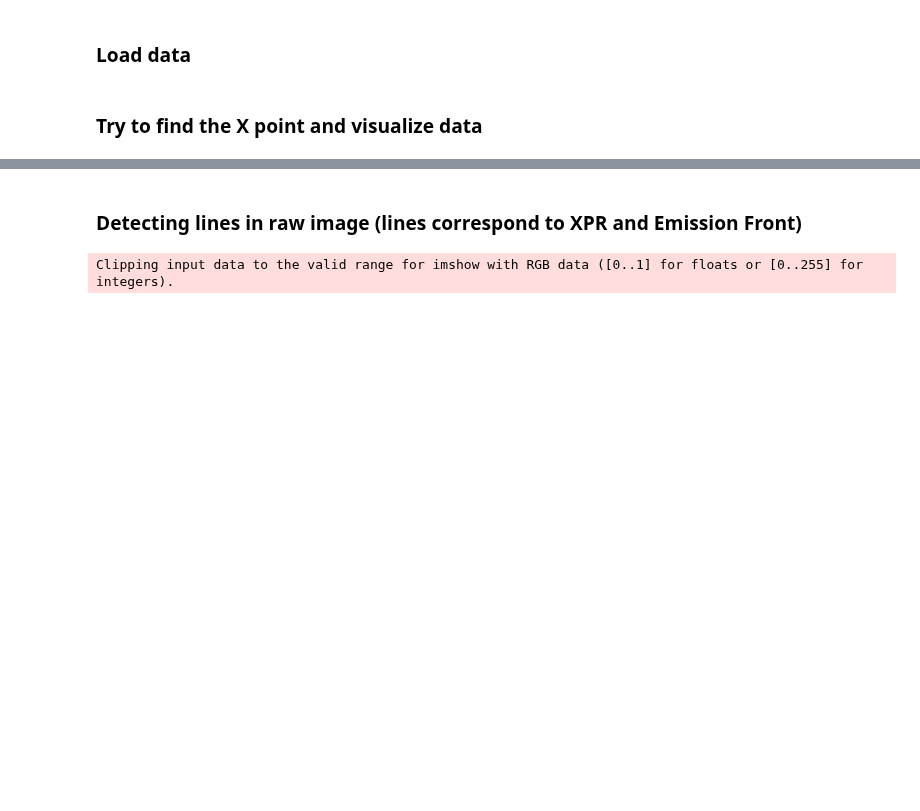
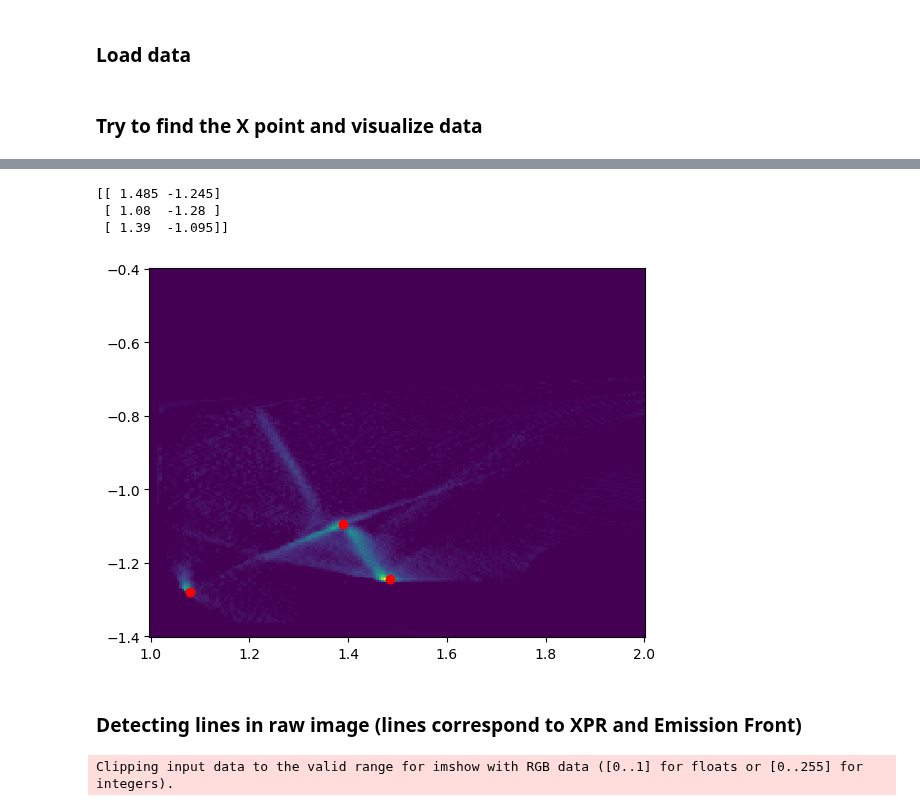
Before and after one commit to PlasmaControl/plasma-tv, a Jupyter notebook: plasma-tv-base-code.ipynb, the cells around one changed output, grey strips where cells are left out. Saved outputs shown, nothing was run; the diff lists cells and outputs as text; code cells hidden in the pictures; blank space fills up the shorter version.

```diff
--- a/plasma-tv-base-code.ipynb
+++ b/plasma-tv-base-code.ipynb
@@ -88,4 +89,21 @@ ax[2].set(title='Finding X points',xlabel='radii',ylabel='elevation')
 [figure]
+# %%
+img = inverted[fid].copy()
+gray=(255-255*(img-np.min(img))/(np.max(img)-np.min(img))).astype('uint8')
+useHarrisDetector = False # False uses Shi-Tomasi Corner Detector
+corners = cv2.goodFeaturesToTrack(gray,3,0.01,10, useHarrisDetector=useHarrisDetector)
+corners = np.intp(corners)
+x = radii[fid][corners[:,0,0]]
+y = elevation[fid][corners[:,0,1]]
+print(np.column_stack((x,y)))
+plt.pcolormesh(radii[fid],elevation[fid],img,shading='auto')
+plt.scatter(x,y,color='red')
+plt.show()
+# %% [output]
+[[ 1.485 -1.245]
+ [ 1.08  -1.28 ]
+ [ 1.39  -1.095]]
+[figure, added]
 # %% [markdown]
 ### Detecting lines in raw image (lines correspond to XPR and Emission Front)
 # %%
```
Also changed, not shown: parts of 2 cells of this notebook, 1 other file.
